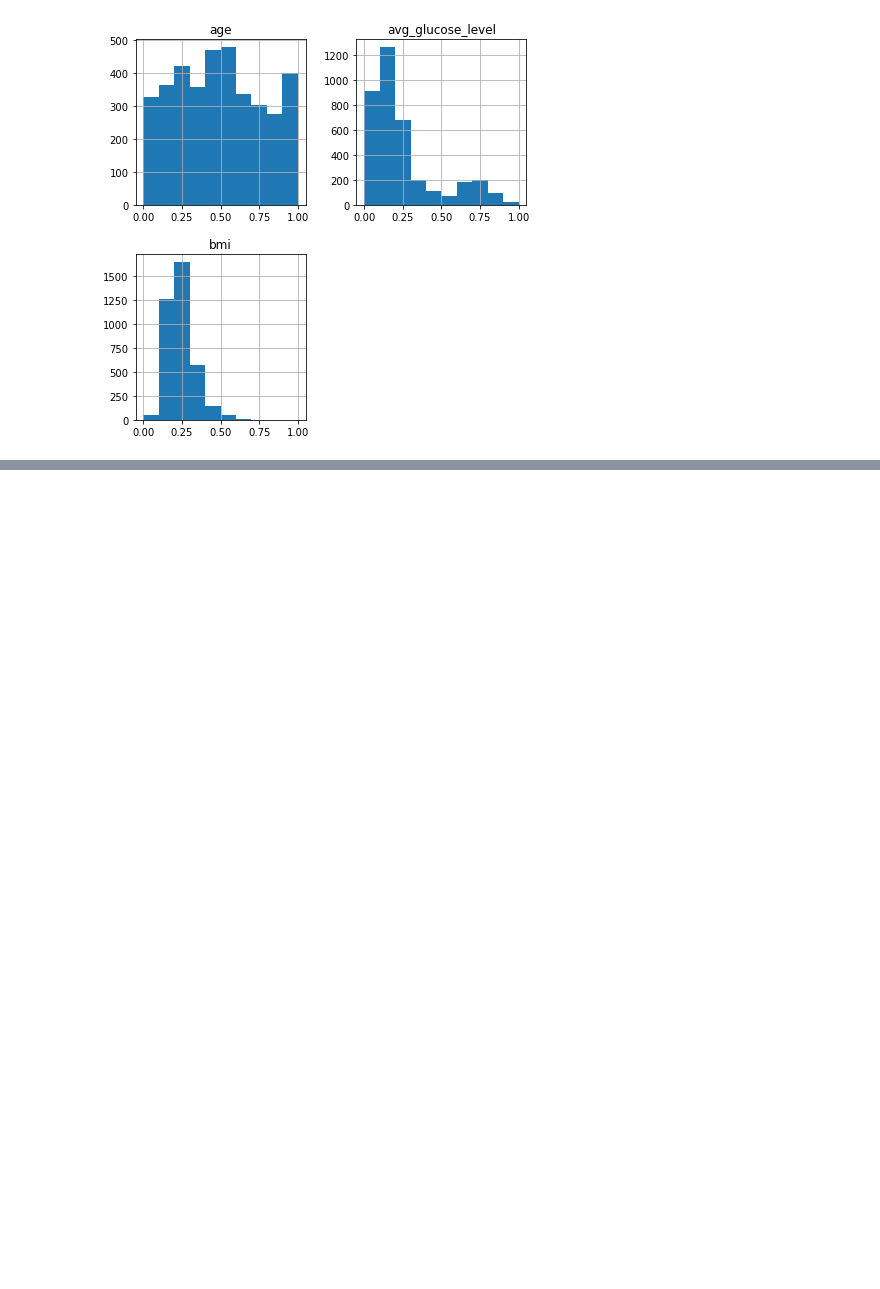
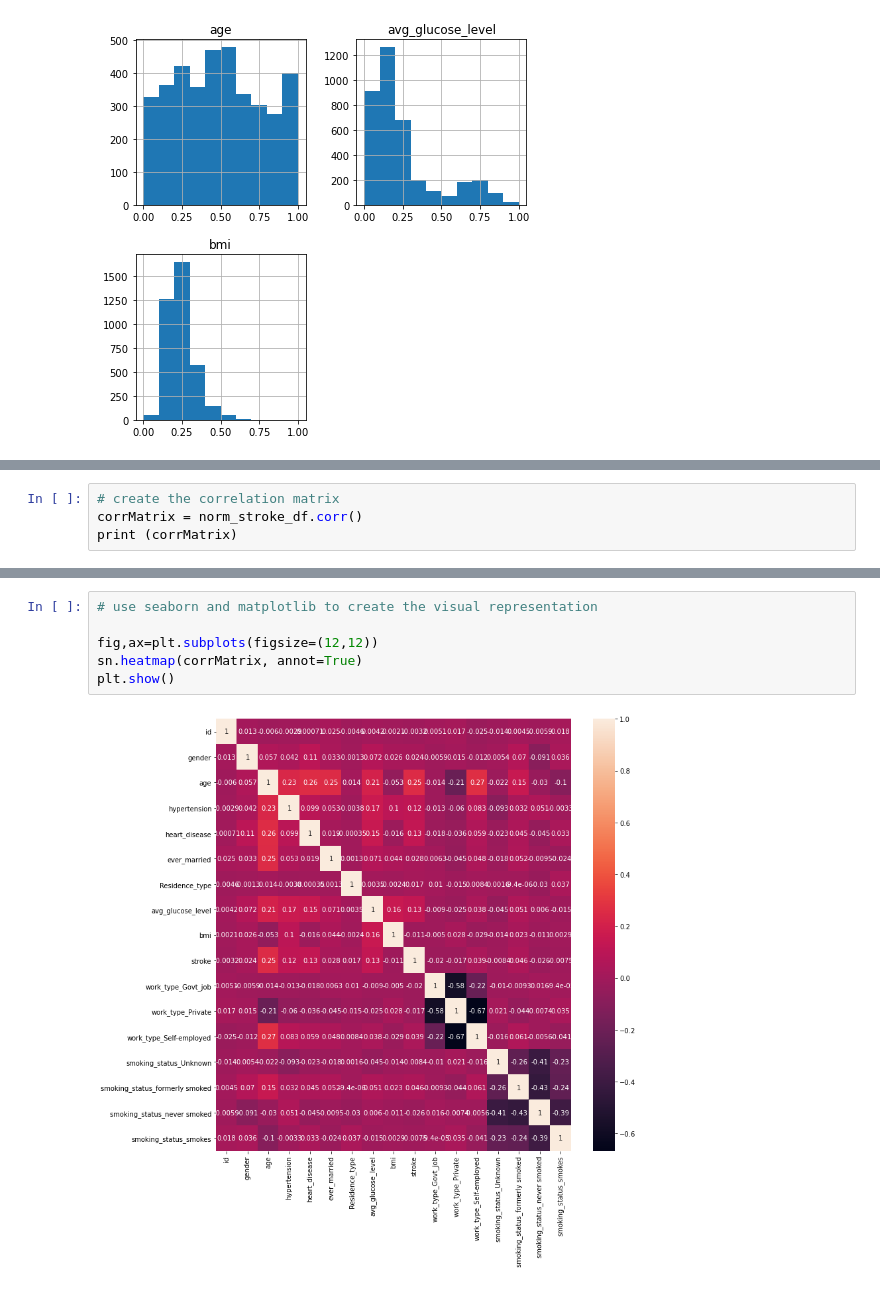
Before and after one commit to britt-emm/CGGroupProject, a Jupyter notebook: Final_Project/stroke_2nd_draft.ipynb, the cells around one changed output, grey strips where cells are left out. Cells and saved outputs as stored; diff of their text form; blank space fills up the shorter version.

Commit message:
added correlation matrix

```diff
--- a/Final_Project/stroke_2nd_draft.ipynb
+++ b/Final_Project/stroke_2nd_draft.ipynb
@@ -395,0 +399,4 @@ array([[<AxesSubplot:title={'center':'age'}>,
+# %%
+# create the correlation matrix
+corrMatrix = norm_stroke_df.corr()
+print (corrMatrix)
@@ -395,0 +421,8 @@ array([[<AxesSubplot:title={'center':'age'}>,
+# %%
+# use seaborn and matplotlib to create the visual representation
+
+fig,ax=plt.subplots(figsize=(12,12))
+sn.heatmap(corrMatrix, annot=True)
+plt.show()
+# %% [output]
+[figure, added]
```
Also changed, not shown: parts of 2 cells of this notebook.
